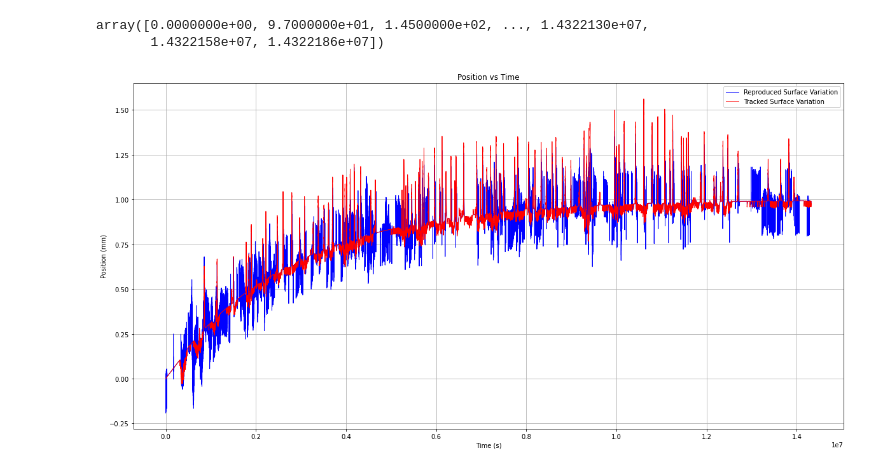
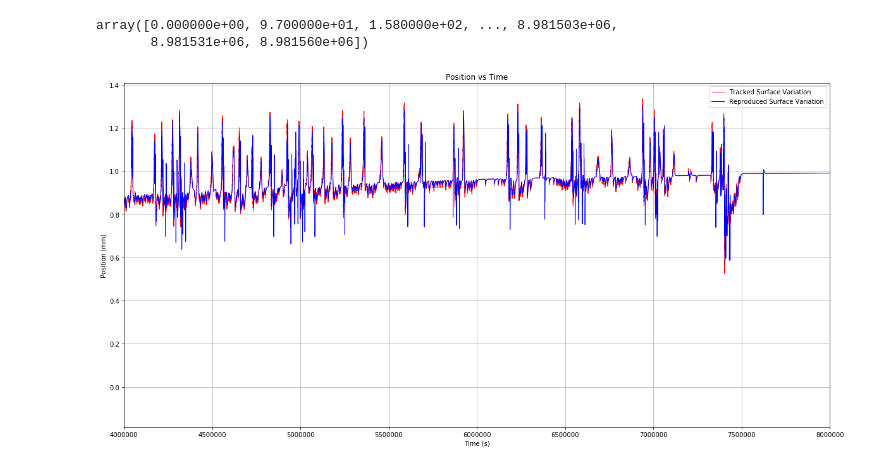
Before and after one commit to Jayanaka-98/fyp2023, a Jupyter notebook: sdk_826_linux_3.3.13/demo/Verification.ipynb, the cells around one changed output. Saved outputs shown, nothing was run; the diff lists cells and outputs as text; code cells hidden in the pictures.

```diff
--- a/sdk_826_linux_3.3.13/demo/Verification.ipynb
+++ b/sdk_826_linux_3.3.13/demo/Verification.ipynb
@@ -2,31 +2,30 @@
 import numpy as np
 import matplotlib.pyplot as plt
 # %%
-input_data = np.loadtxt('F_1.txt',delimiter=",")
+input_data = np.loadtxt('F_7.txt',delimiter=",")
 # %%
 timestamp = input_data[:,0]
 initial_timestamp = timestamp[0]
 timestamp = timestamp - initial_timestamp
 timestamp
 # %% [output]
-array([0.0000000e+00, 9.7000000e+01, 1.4500000e+02, ..., 1.4322130e+07,
-       1.4322158e+07, 1.4322186e+07])
+array([0.000000e+00, 9.700000e+01, 1.580000e+02, ..., 8.981503e+06,
+       8.981531e+06, 8.981560e+06])
 # %%
 plt.figure(figsize=(20,10))
 
-plt.plot(timestamp, -input_data[:,2], c='b', label = 'Reproduced Surface Variation',linewidth = 1)
-plt.plot(timestamp, input_data[:,1], c='r', label = 'Tracked Surface Variation',linewidth = 1)
-
+plt.plot(timestamp, input_data[:,3], c='r', label = 'Tracked Surface Variation',linewidth = 1)
+plt.plot(timestamp, -input_data[:,4], c='b', label = 'Reproduced Surface Variation',linewidth = 1)
 
 plt.xlabel('Time (s)')
 plt.ylabel('Position (mm)')
 plt.title('Position vs Time')
 
-#plt.xlim(0,10.5)
-#plt.xlim(0.6,0.8)
+plt.xlim(4e6,8e6)
+#plt.ylim(0,2.5)
 plt.legend()
 plt.grid()
 
 plt.show()
 # %% [output]
-[figure, old version]
+[figure, new version]
```
Also changed, not shown: parts of 1 cell of this notebook, 4 other files.
